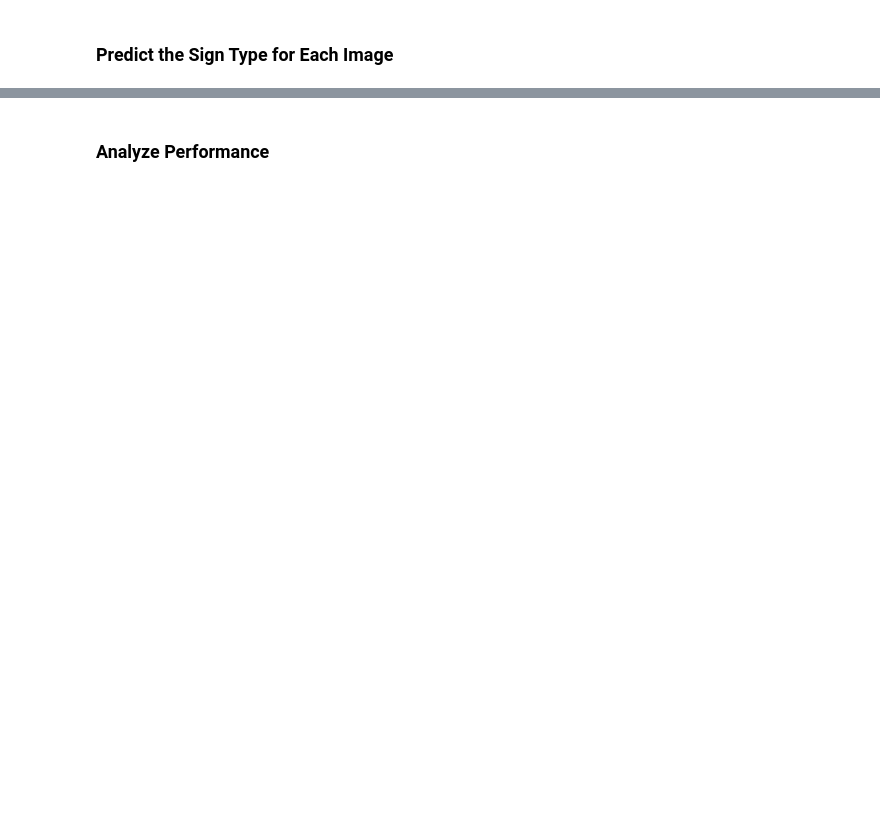
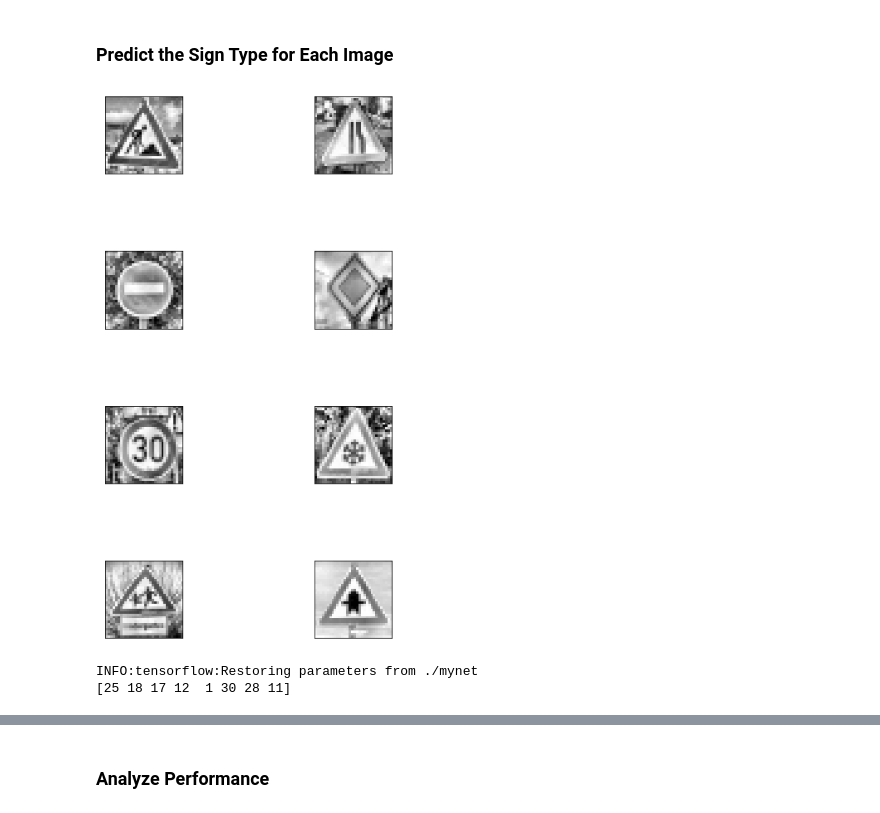
Before and after one commit to bkanaki/CarND-Traffic-Sign-Classifier-Project, a Jupyter notebook: Traffic_Sign_Classifier.ipynb, the cells around one changed output, grey strips where cells are left out. Cells and saved outputs as stored; diff of their text form; code cells hidden in the pictures; blank space fills up the shorter version.

Commit message:
all data

```diff
--- a/Traffic_Sign_Classifier.ipynb
+++ b/Traffic_Sign_Classifier.ipynb
@@ -884,3 +880,14 @@ You may find `signnames.csv` useful as it contains mappings from the class id (i
 ### Run the predictions here and use the model to output the prediction for each image.
 ### Make sure to pre-process the images with the same pre-processing pipeline used earlier.
 ### Feel free to use as many code cells as needed.
+data_sess = tf.Session()
+my_images_gray = tf.image.rgb_to_grayscale(my_images)
+with data_sess.as_default():
+    my_images_gray = my_images_gray.eval()
+my_images = normalize(applyCLAHE(my_images_gray), 0.5, -0.5)
+data_sess.close()
+my_images = np.expand_dims(my_images, 3)
+# %%
+plotMyImgs(my_images)
+# %% [output]
+[figure, added]
@@ -886,0 +898,9 @@ You may find `signnames.csv` useful as it contains mappings from the class id (i
+# %%
+sess = tf.Session()
+saver.restore(sess, tf.train.latest_checkpoint('.'))
+pred_labels = predict(my_images, sess)
+
+print(pred_labels)
+# %% [output]
+INFO:tensorflow:Restoring parameters from ./mynet
+[25 18 17 12  1 30 28 11]
```
Also changed, not shown: parts of 26 cells of this notebook, 13 other files.
